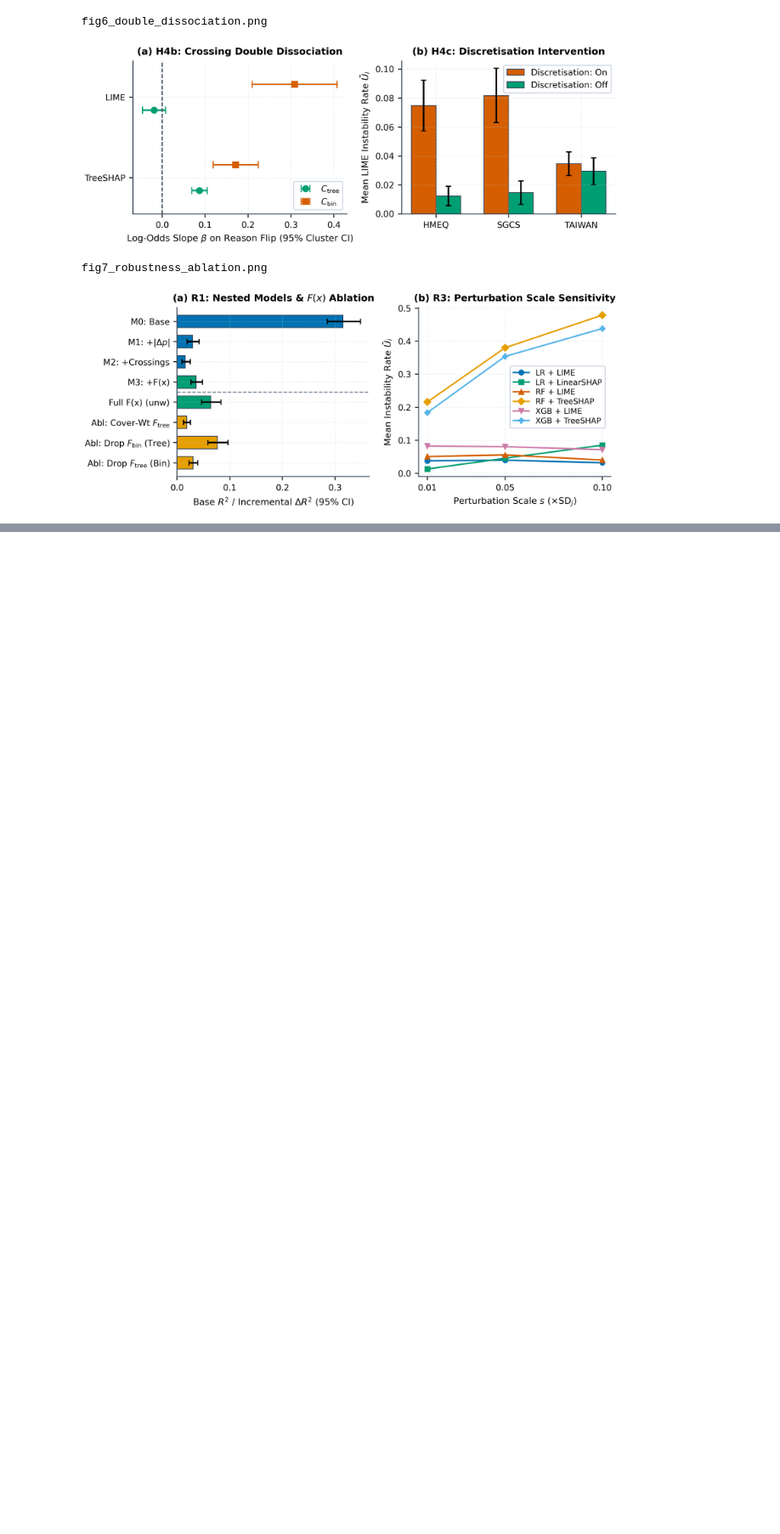
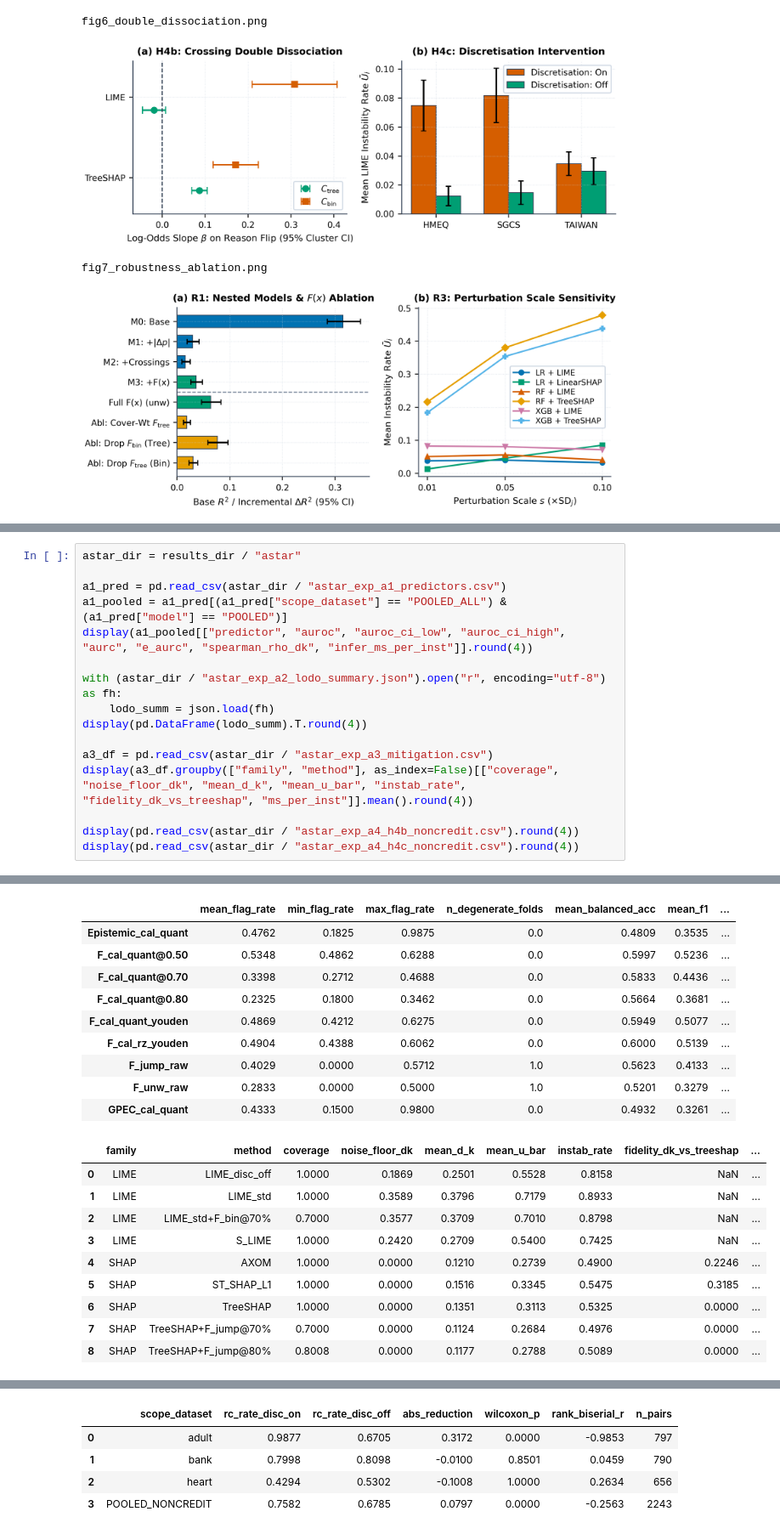
Before and after one commit to Shahoud867/shap-lime-tabular-stability, a Jupyter notebook: Assignment 3/analysis/notebooks/23i-2515_A.ipynb, the cells around one changed output, grey strips where cells are left out. Shown at 85% size. Saved outputs shown, nothing was run; the diff lists cells and outputs as text; blank space fills up the shorter version.

Commit message:
exp(astar): add 6-domain Stage 06 benchmark pipeline, notebook, and verified results

```diff
--- a/Assignment 3/analysis/notebooks/23i-2515_A.ipynb
+++ b/Assignment 3/analysis/notebooks/23i-2515_A.ipynb
@@ -429,0 +434,17 @@ fig7_robustness_ablation.png
+# %%
+astar_dir = results_dir / "astar"
+
+a1_pred = pd.read_csv(astar_dir / "astar_exp_a1_predictors.csv")
+a1_pooled = a1_pred[(a1_pred["scope_dataset"] == "POOLED_ALL") & (a1_pred["model"] == "POOLED")]
+display(a1_pooled[["predictor", "auroc", "auroc_ci_low", "auroc_ci_high", "aurc", "e_aurc", "spearman_rho_dk", "infer_ms_per_inst"]].round(4))
+
+with (astar_dir / "astar_exp_a2_lodo_summary.json").open("r", encoding="utf-8") as fh:
+    lodo_summ = json.load(fh)
+display(pd.DataFrame(lodo_summ).T.round(4))
+
+a3_df = pd.read_csv(astar_dir / "astar_exp_a3_mitigation.csv")
+display(a3_df.groupby(["family", "method"], as_index=False)[["coverage", "noise_floor_dk", "mean_d_k", "mean_u_bar", "instab_rate", "fidelity_dk_vs_treeshap", "ms_per_inst"]].mean().round(4))
+
+display(pd.read_csv(astar_dir / "astar_exp_a4_h4b_noncredit.csv").round(4))
+display(pd.read_csv(astar_dir / "astar_exp_a4_h4c_noncredit.csv").round(4))
+# %% [output]
@@ -429,0 +462,20 @@ fig7_robustness_ablation.png
+|  | mean_flag_rate | min_flag_rate | max_flag_rate | n_degenerate_folds | mean_balanced_acc | mean_f1 | ... |
+| Epistemic_cal_quant | 0.4762 | 0.1825 | 0.9875 | 0.0 | 0.4809 | 0.3535 | ... |
+| F_cal_quant@0.50 | 0.5348 | 0.4862 | 0.6288 | 0.0 | 0.5997 | 0.5236 | ... |
+| F_cal_quant@0.70 | 0.3398 | 0.2712 | 0.4688 | 0.0 | 0.5833 | 0.4436 | ... |
+| F_cal_quant@0.80 | 0.2325 | 0.1800 | 0.3462 | 0.0 | 0.5664 | 0.3681 | ... |
+| F_cal_quant_youden | 0.4869 | 0.4212 | 0.6275 | 0.0 | 0.5949 | 0.5077 | ... |
+| F_cal_rz_youden | 0.4904 | 0.4388 | 0.6062 | 0.0 | 0.6000 | 0.5139 | ... |
+| F_jump_raw | 0.4029 | 0.0000 | 0.5712 | 1.0 | 0.5623 | 0.4133 | ... |
+| F_unw_raw | 0.2833 | 0.0000 | 0.5000 | 1.0 | 0.5201 | 0.3279 | ... |
+| GPEC_cal_quant | 0.4333 | 0.1500 | 0.9800 | 0.0 | 0.4932 | 0.3261 | ... |
+|  | family | method | coverage | noise_floor_dk | mean_d_k | mean_u_bar | instab_rate | fidelity_dk_vs_treeshap | ... |
+| 0 | LIME | LIME_disc_off | 1.0000 | 0.1869 | 0.2501 | 0.5528 | 0.8158 | NaN | ... |
+| 1 | LIME | LIME_std | 1.0000 | 0.3589 | 0.3796 | 0.7179 | 0.8933 | NaN | ... |
+| 2 | LIME | LIME_std+F_bin@70% | 0.7000 | 0.3577 | 0.3709 | 0.7010 | 0.8798 | NaN | ... |
+| 3 | LIME | S_LIME | 1.0000 | 0.2420 | 0.2709 | 0.5400 | 0.7425 | NaN | ... |
+| 4 | SHAP | AXOM | 1.0000 | 0.0000 | 0.1210 | 0.2739 | 0.4900 | 0.2246 | ... |
+| 5 | SHAP | ST_SHAP_L1 | 1.0000 | 0.0000 | 0.1516 | 0.3345 | 0.5475 | 0.3185 | ... |
+| 6 | SHAP | TreeSHAP | 1.0000 | 0.0000 | 0.1351 | 0.3113 | 0.5325 | 0.0000 | ... |
+| 7 | SHAP | TreeSHAP+F_jump@70% | 0.7000 | 0.0000 | 0.1124 | 0.2684 | 0.4976 | 0.0000 | ... |
+| 8 | SHAP | TreeSHAP+F_jump@80% | 0.8008 | 0.0000 | 0.1177 | 0.2788 | 0.5089 | 0.0000 | ... |
@@ -429,0 +491,5 @@ fig7_robustness_ablation.png
+|  | scope_dataset | rc_rate_disc_on | rc_rate_disc_off | abs_reduction | wilcoxon_p | rank_biserial_r | n_pairs |
+| 0 | adult | 0.9877 | 0.6705 | 0.3172 | 0.0000 | -0.9853 | 797 |
+| 1 | bank | 0.7998 | 0.8098 | -0.0100 | 0.8501 | 0.0459 | 790 |
+| 2 | heart | 0.4294 | 0.5302 | -0.1008 | 1.0000 | 0.2634 | 656 |
+| 3 | POOLED_NONCREDIT | 0.7582 | 0.6785 | 0.0797 | 0.0000 | -0.2563 | 2243 |
```
Also changed, not shown: parts of 2 cells of this notebook, 15 other files.
